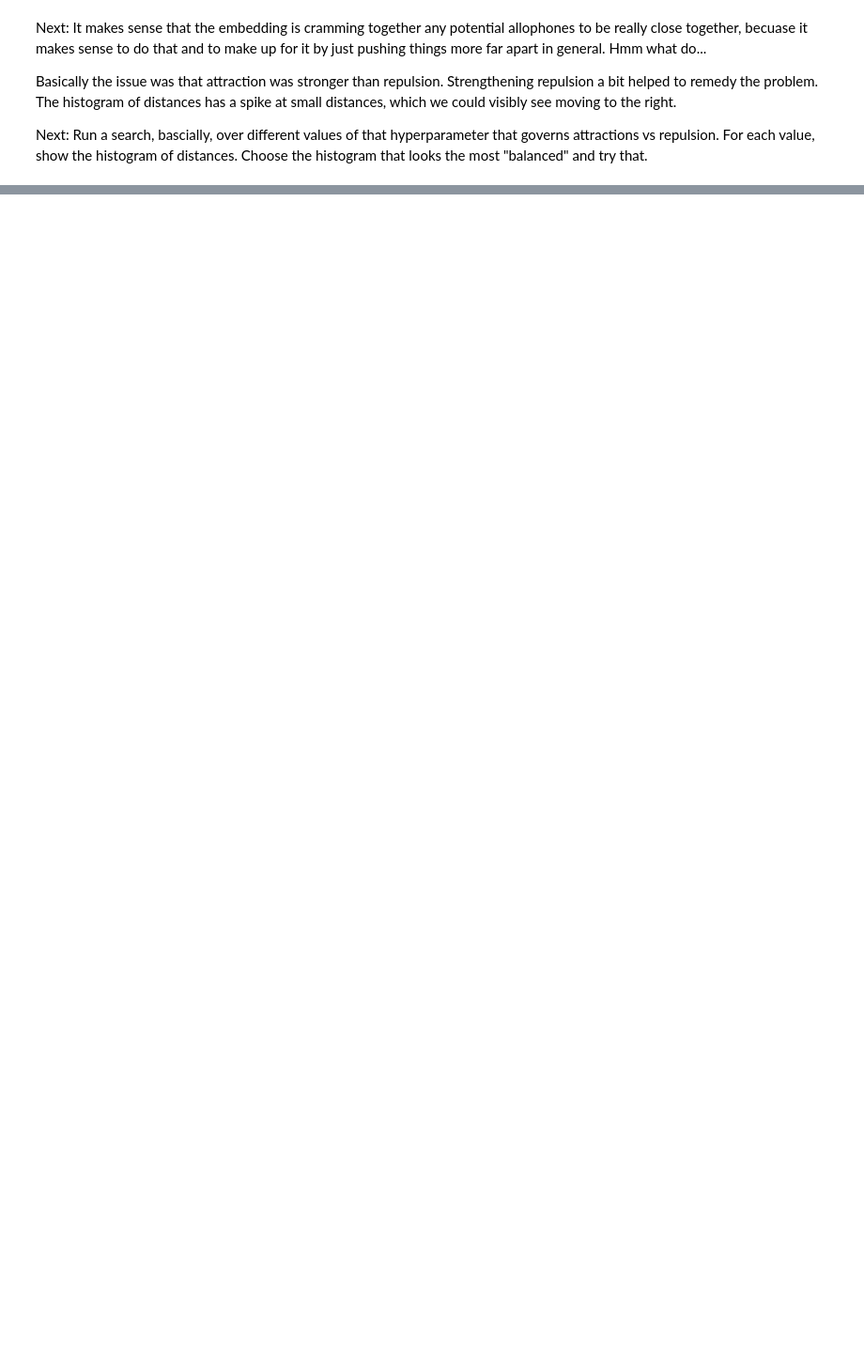
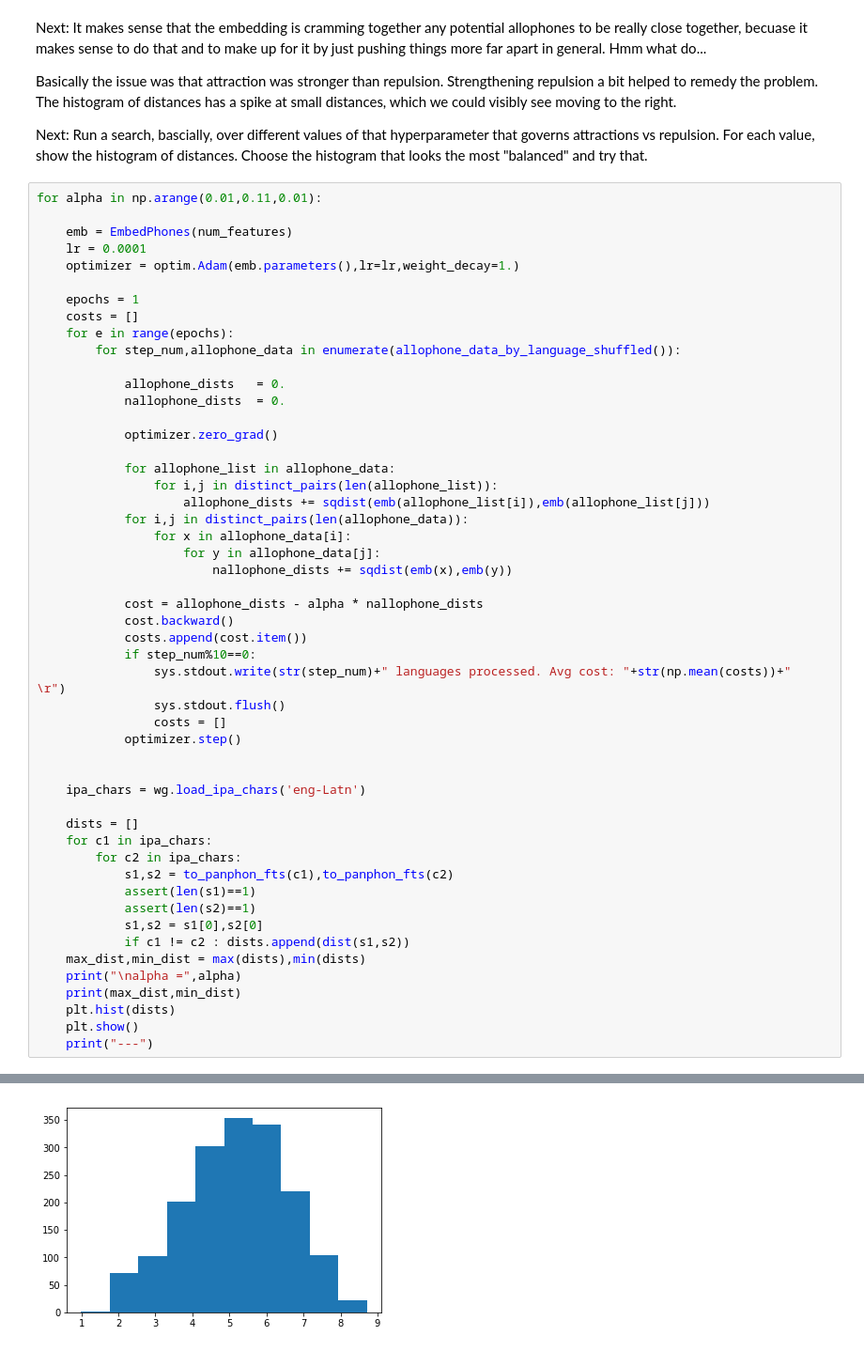
Before and after one commit to ebrahimebrahim/wordgen2, a Jupyter notebook: exploration3.ipynb, the cells around one changed output, grey strips where cells are left out. Shown at 94% size. Drawn from its saved outputs; the diff is of its cells as text; blank space fills up the shorter version.

```diff
--- a/exploration3.ipynb
+++ b/exploration3.ipynb
@@ -263,3 +263,55 @@ Next: It makes sense that the embedding is cramming together any potential allop
 Basically the issue was that attraction was stronger than repulsion. Strengthening repulsion a bit helped to remedy the problem. The histogram of distances has a spike at small distances, which we could visibly see moving to the right.
 
 Next: Run a search, bascially, over different values of that hyperparameter that governs attractions vs repulsion. For each value, show the histogram of distances. Choose the histogram that looks the most "balanced" and try that.
+# %%
+for alpha in np.arange(0.01,0.11,0.01):
+
+    emb = EmbedPhones(num_features)
+    lr = 0.0001
+    optimizer = optim.Adam(emb.parameters(),lr=lr,weight_decay=1.)
+
+    epochs = 1
+    costs = []
+    for e in range(epochs):
+        for step_num,allophone_data in enumerate(allophone_data_by_language_shuffled()):
+
+            allophone_dists   = 0.
+            nallophone_dists  = 0.
+
+            optimizer.zero_grad()
+
+            for allophone_list in allophone_data:
+                for i,j in distinct_pairs(len(allophone_list)):
+                    allophone_dists += sqdist(emb(allophone_list[i]),emb(allophone_list[j]))
+            for i,j in distinct_pairs(len(allophone_data)):
+                for x in allophone_data[i]:
+                    for y in allophone_data[j]:
+                        nallophone_dists += sqdist(emb(x),emb(y))
+
+            cost = allophone_dists - alpha * nallophone_dists
+            cost.backward()
+            costs.append(cost.item())
+            if step_num%10==0:
+                sys.stdout.write(str(step_num)+" languages processed. Avg cost: "+str(np.mean(costs))+"               \r")
+                sys.stdout.flush()
+                costs = []
+            optimizer.step()
+
+
+    ipa_chars = wg.load_ipa_chars('eng-Latn')
+
+    dists = []
+    for c1 in ipa_chars:
+        for c2 in ipa_chars:
+            s1,s2 = to_panphon_fts(c1),to_panphon_fts(c2)
+            assert(len(s1)==1)
+            assert(len(s2)==1)
+            s1,s2 = s1[0],s2[0]
+            if c1 != c2 : dists.append(dist(s1,s2))
+    max_dist,min_dist = max(dists),min(dists)
+    print("\nalpha =",alpha)
+    print(max_dist,min_dist)
+    plt.hist(dists)
+    plt.show()
+    print("---")
+# %% [output]
@@ -265,0 +321 @@ Next: Run a search, bascially, over different values of that hyperparameter that
+[figure, added]
```
Also changed, not shown: parts of 5 cells of this notebook.
